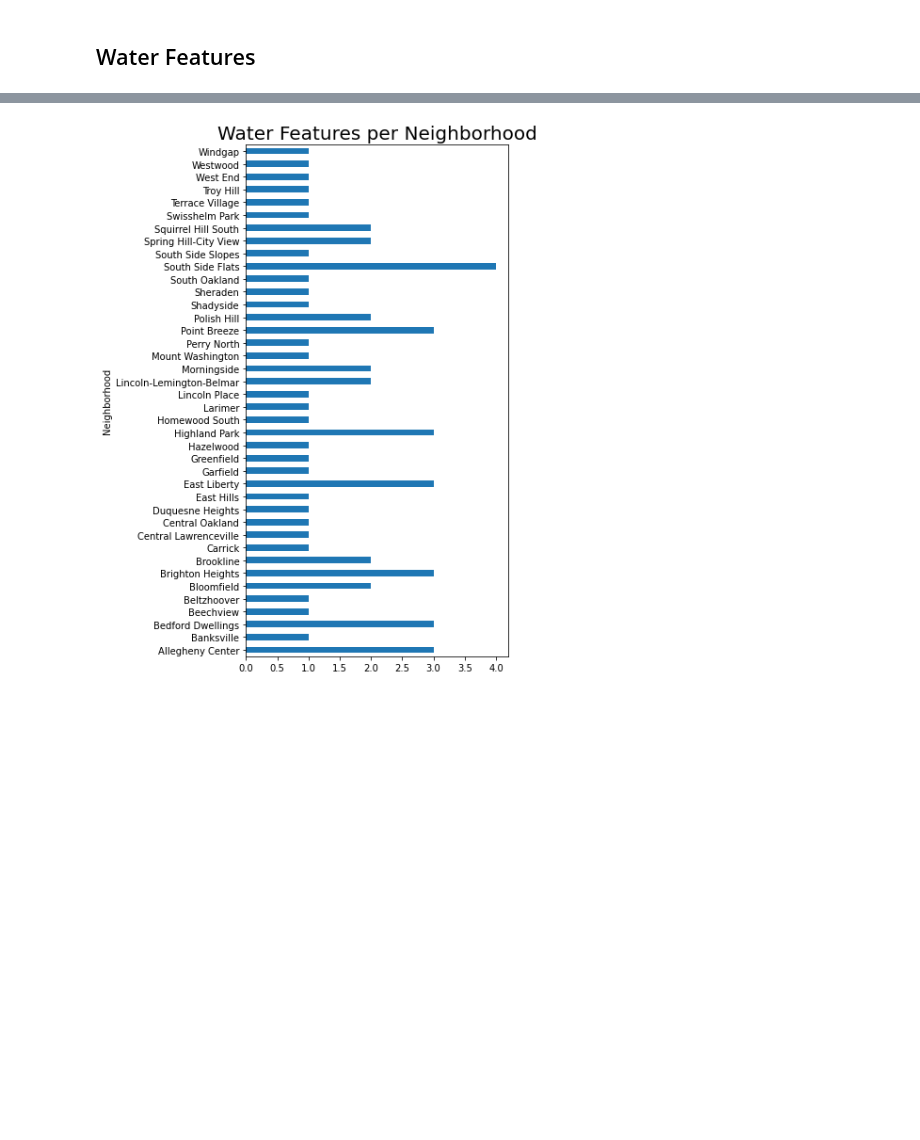
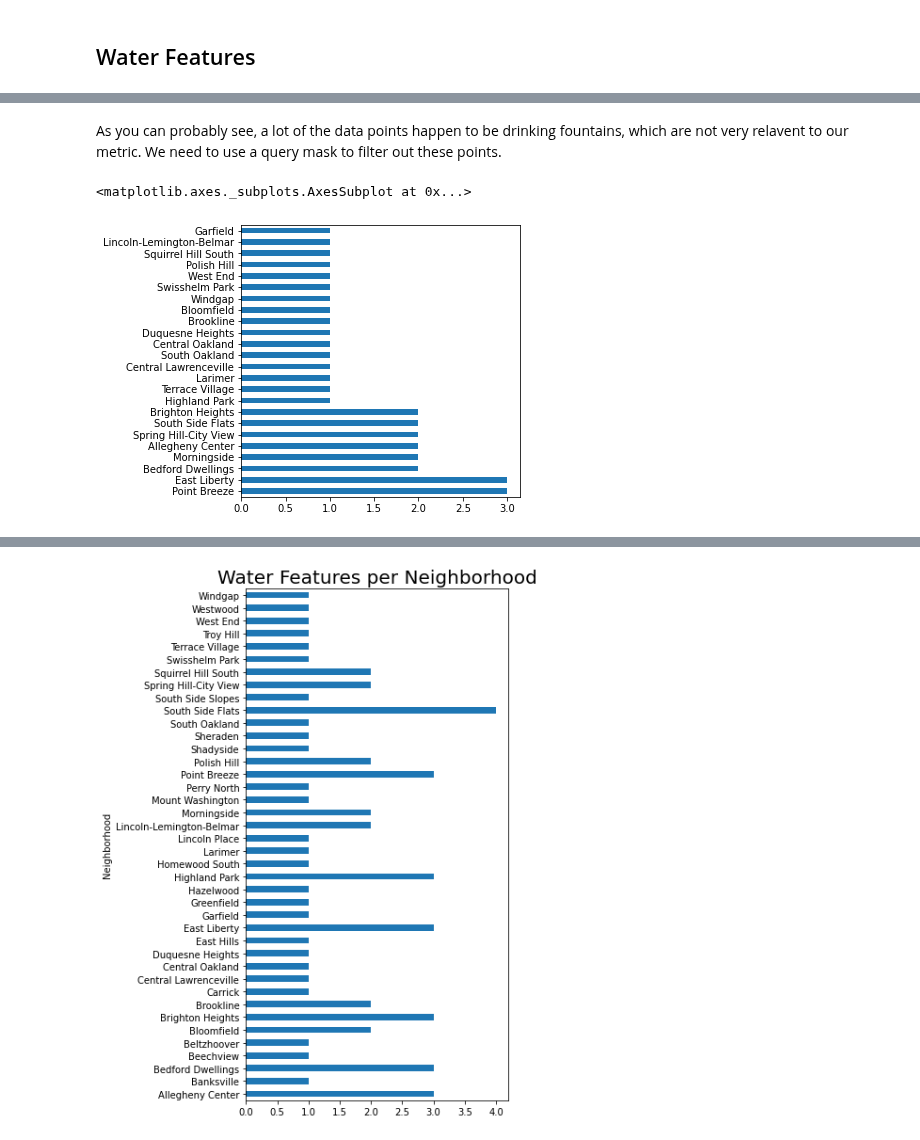
Before and after one commit to pjp401/CMPINF0010-Final-Project, a Jupyter notebook: FinalProject.ipynb, the cells around one changed output, grey strips where cells are left out. Saved outputs shown, nothing was run; the diff lists cells and outputs as text; code cells hidden in the pictures; blank space fills up the shorter version.

```diff
--- a/FinalProject.ipynb
+++ b/FinalProject.ipynb
@@ -47,0 +57,13 @@ waterDecor = waterDecor.to_frame()
+# %% [markdown]
+As you can probably see, a lot of the data points happen to be drinking fountains, which are not very relavent to our metric. We need to use a query mask to filter out these points.
+# %%
+#Filter out only spray parks
+query_mask = waterFeatures["feature_type"] != "Drinking Fountain"
+waterDecor = waterFeatures[query_mask]
+#Get number of fountains per neighborhood
+waterDecor = waterDecor['neighborhood'].value_counts()
+waterDecor = waterDecor.to_frame()
+waterDecor["neighborhood"].plot(kind = "barh", figsize = (5,5))
+# %% [output]
+<matplotlib.axes._subplots.AxesSubplot at 0x...>
+[figure, added]
```
Also changed, not shown: parts of 9 cells of this notebook.
